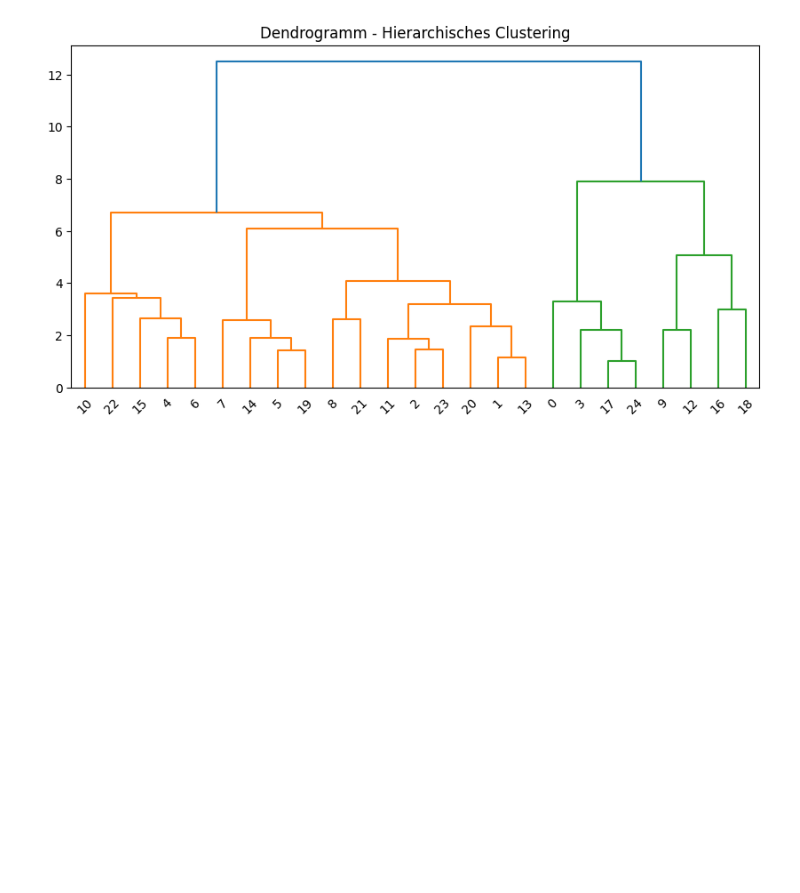
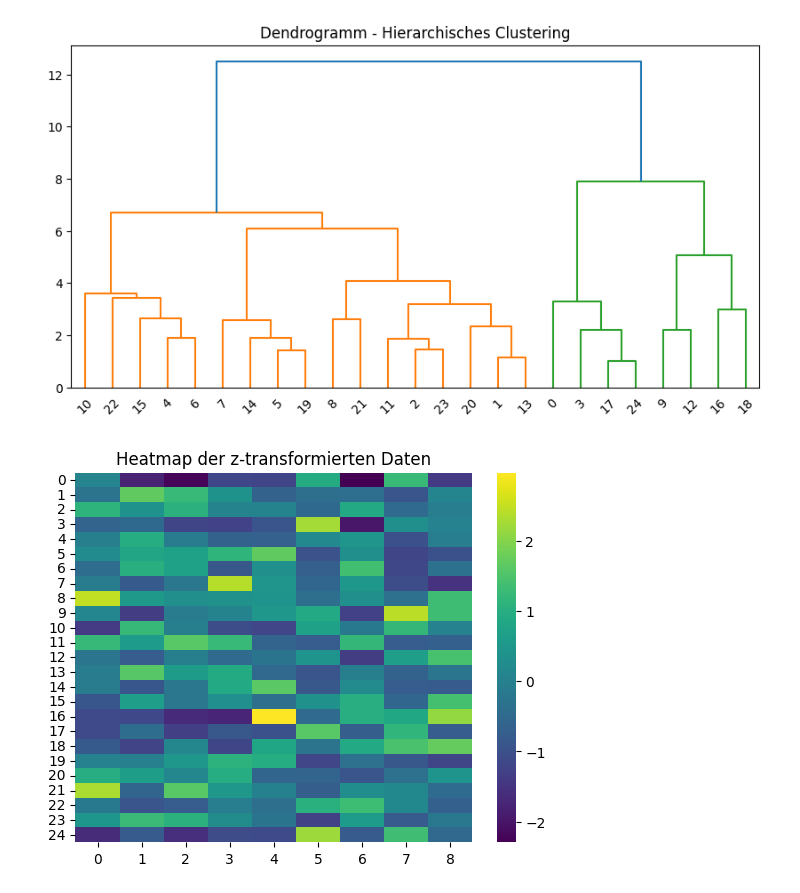
Before and after one commit to lilithUmit/AMLHC_Tasks_LH, a Jupyter notebook: src/python/task3_1.ipynb, the cells around one changed output. Saved outputs shown, nothing was run; the diff lists cells and outputs as text; code cells hidden in the pictures; blank space fills up the shorter version.

Commit message:
Heatmap

```diff
--- a/src/python/task3_1.ipynb
+++ b/src/python/task3_1.ipynb
@@ -91,0 +94,7 @@ plt.show()
+# %%
+# Heatmap
+sns.heatmap(scaled_data, cmap="viridis")
+plt.title("Heatmap der z-transformierten Daten")
+plt.show()
+# %% [output]
+[figure, added]
```
Also changed, not shown: parts of 1 cell of this notebook.
